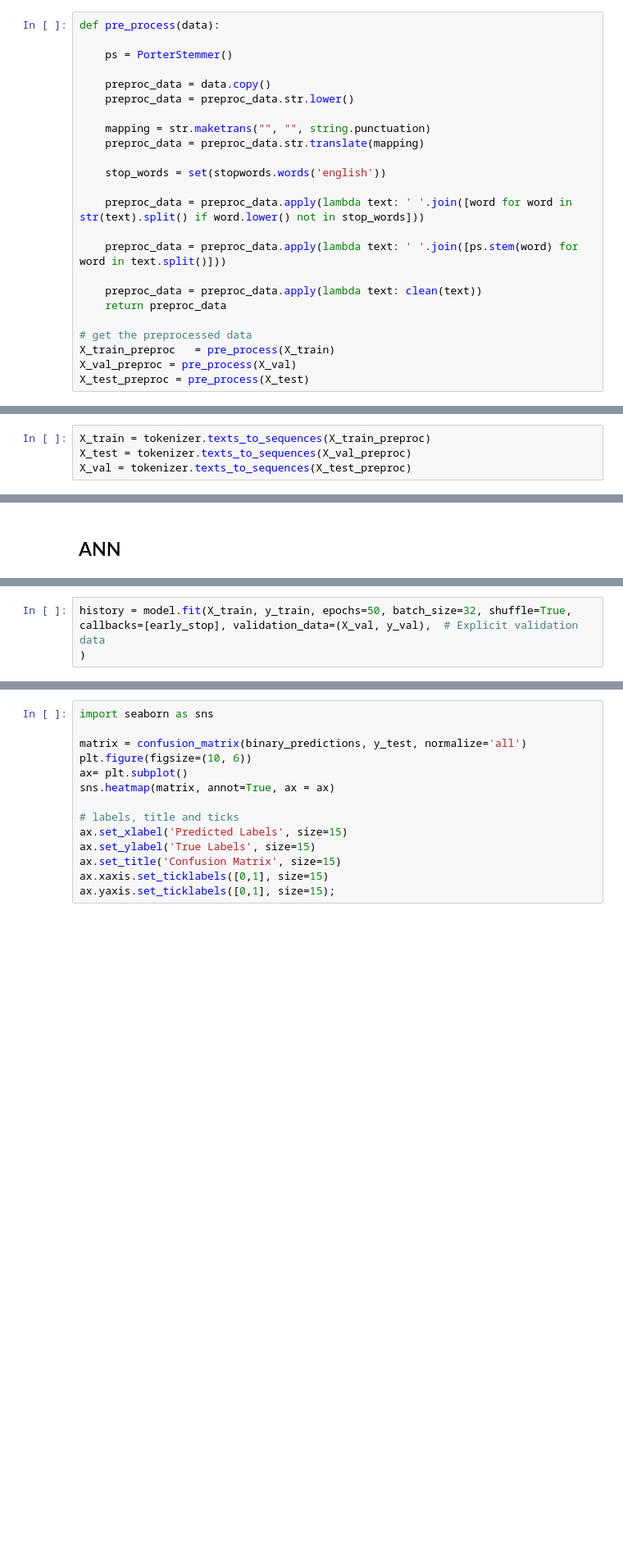
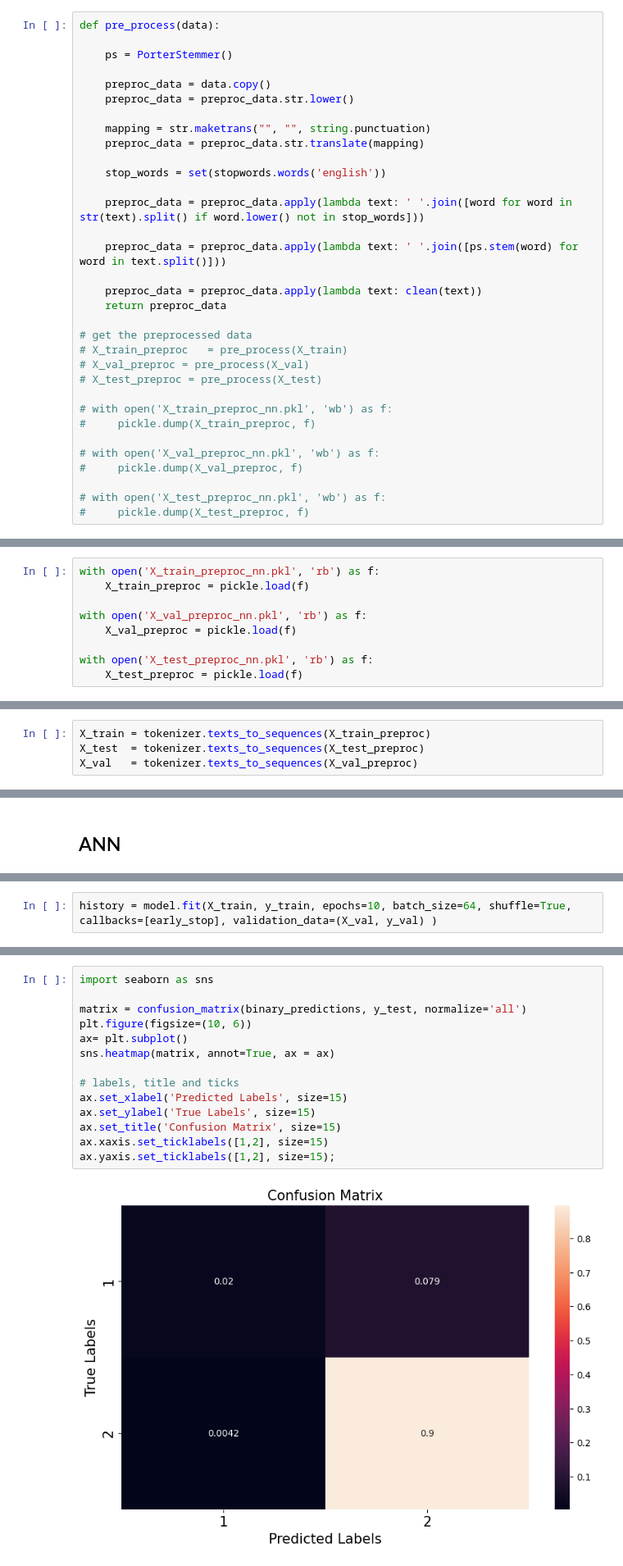
Before and after one commit to alexbean55/AmazonReviews, a Jupyter notebook: code/neural_net.ipynb, the cells around one changed output, grey strips where cells are left out. Shown at 82% size. Cells and saved outputs as stored; diff of their text form; blank space fills up the shorter version.

```diff
--- a/code/neural_net.ipynb
+++ b/code/neural_net.ipynb
@@ -168,6 +200,15 @@ def pre_process(data):
     return preproc_data
 
 # get the preprocessed data
-X_train_preproc   = pre_process(X_train)
-X_val_preproc = pre_process(X_val)
-X_test_preproc = pre_process(X_test)
+# X_train_preproc   = pre_process(X_train)
+# X_val_preproc = pre_process(X_val)
+# X_test_preproc = pre_process(X_test)
+
+# with open('X_train_preproc_nn.pkl', 'wb') as f:
+#     pickle.dump(X_train_preproc, f)
+
+# with open('X_val_preproc_nn.pkl', 'wb') as f:
+#     pickle.dump(X_val_preproc, f)
+
+# with open('X_test_preproc_nn.pkl', 'wb') as f:
+#     pickle.dump(X_test_preproc, f)
@@ -176,5 +215,14 @@ KeyboardInterrupt
 # %% [markdown]
 # Vectorizer (Tokenizer)
+# %%
+with open('X_train_preproc_nn.pkl', 'rb') as f:
+    X_train_preproc = pickle.load(f)
+
+with open('X_val_preproc_nn.pkl', 'rb') as f:
+    X_val_preproc = pickle.load(f)
+
+with open('X_test_preproc_nn.pkl', 'rb') as f:
+    X_test_preproc = pickle.load(f)
 # %%
 vocab_size = 5000
 embedding_dim = 64
@@ -190,7 +235,7 @@ tokenizer = Tokenizer(num_words = vocab_size, oov_token = oov_tok)
 tokenizer.fit_on_texts(X_train_preproc)
 # %%
 X_train = tokenizer.texts_to_sequences(X_train_preproc)
-X_test = tokenizer.texts_to_sequences(X_val_preproc)
-X_val = tokenizer.texts_to_sequences(X_test_preproc)
+X_test  = tokenizer.texts_to_sequences(X_test_preproc)
+X_val   = tokenizer.texts_to_sequences(X_val_preproc)
 # %%
 X_train = tf.keras.preprocessing.sequence.pad_sequences(X_train, padding=padding_type, truncating=trunc_type, maxlen=max_length)
@@ -223,5 +288,4 @@ model.compile(loss=tf.keras.losses.BinaryCrossentropy(from_logits=True),
               optimizer=tf.keras.optimizers.Adam(1e-4),
               metrics=METRICS)
 # %%
-history = model.fit(X_train, y_train, epochs=50, batch_size=32, shuffle=True, callbacks=[early_stop], validation_data=(X_val, y_val),  # Explicit validation data
-)
+history = model.fit(X_train, y_train, epochs=10, batch_size=64, shuffle=True, callbacks=[early_stop], validation_data=(X_val, y_val) )
@@ -270,17 +364,19 @@ print(classification_report(y_test, binary_predictions))
 # %%
 import seaborn as sns
 
 matrix = confusion_matrix(binary_predictions, y_test, normalize='all')
 plt.figure(figsize=(10, 6))
 ax= plt.subplot()
 sns.heatmap(matrix, annot=True, ax = ax)
 
 # labels, title and ticks
 ax.set_xlabel('Predicted Labels', size=15)
 ax.set_ylabel('True Labels', size=15)
 ax.set_title('Confusion Matrix', size=15)
-ax.xaxis.set_ticklabels([0,1], size=15)
-ax.yaxis.set_ticklabels([0,1], size=15);
+ax.xaxis.set_ticklabels([1,2], size=15)
+ax.yaxis.set_ticklabels([1,2], size=15);
+# %% [output]
+[figure, added]
 # %% [markdown]
 ## LSTM
 # %%
```
Also changed, not shown: parts of 26 cells of this notebook, 3 other files.
